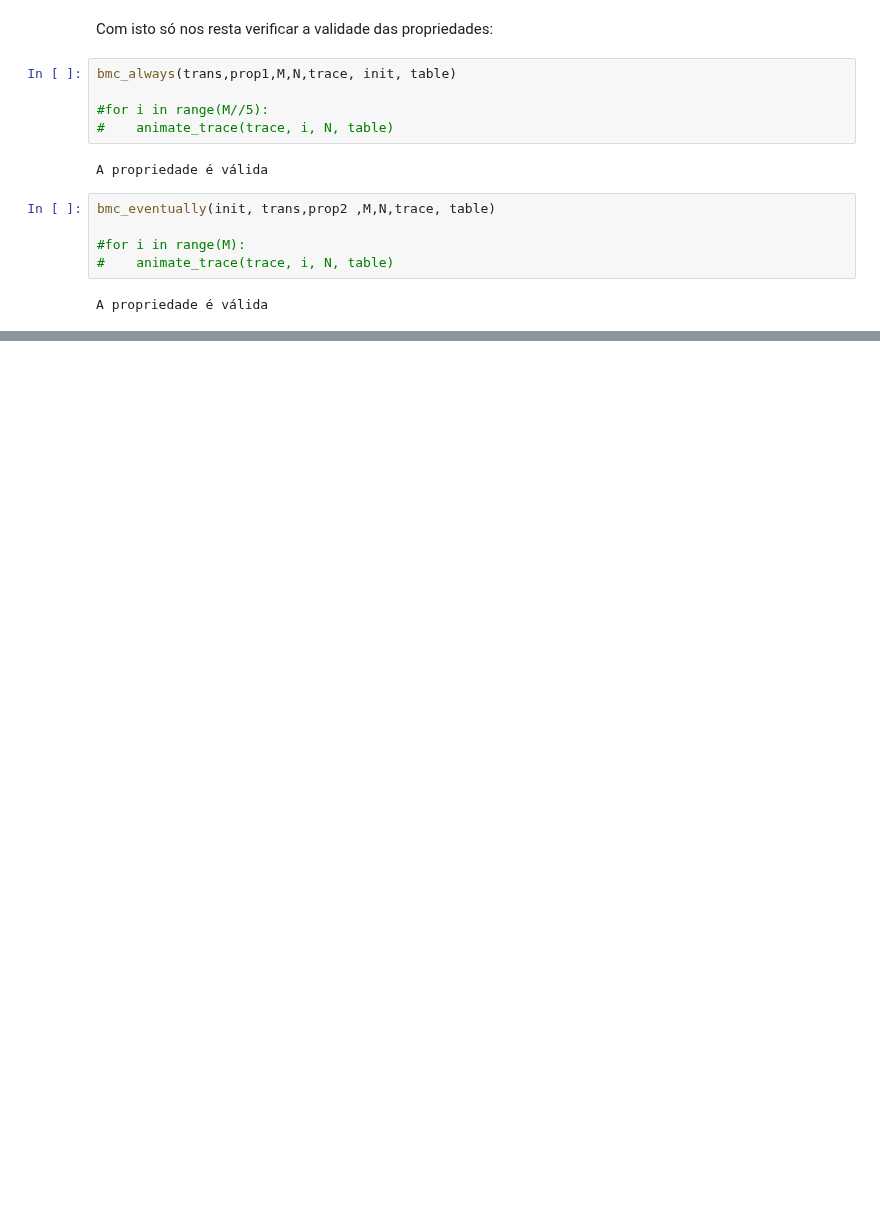
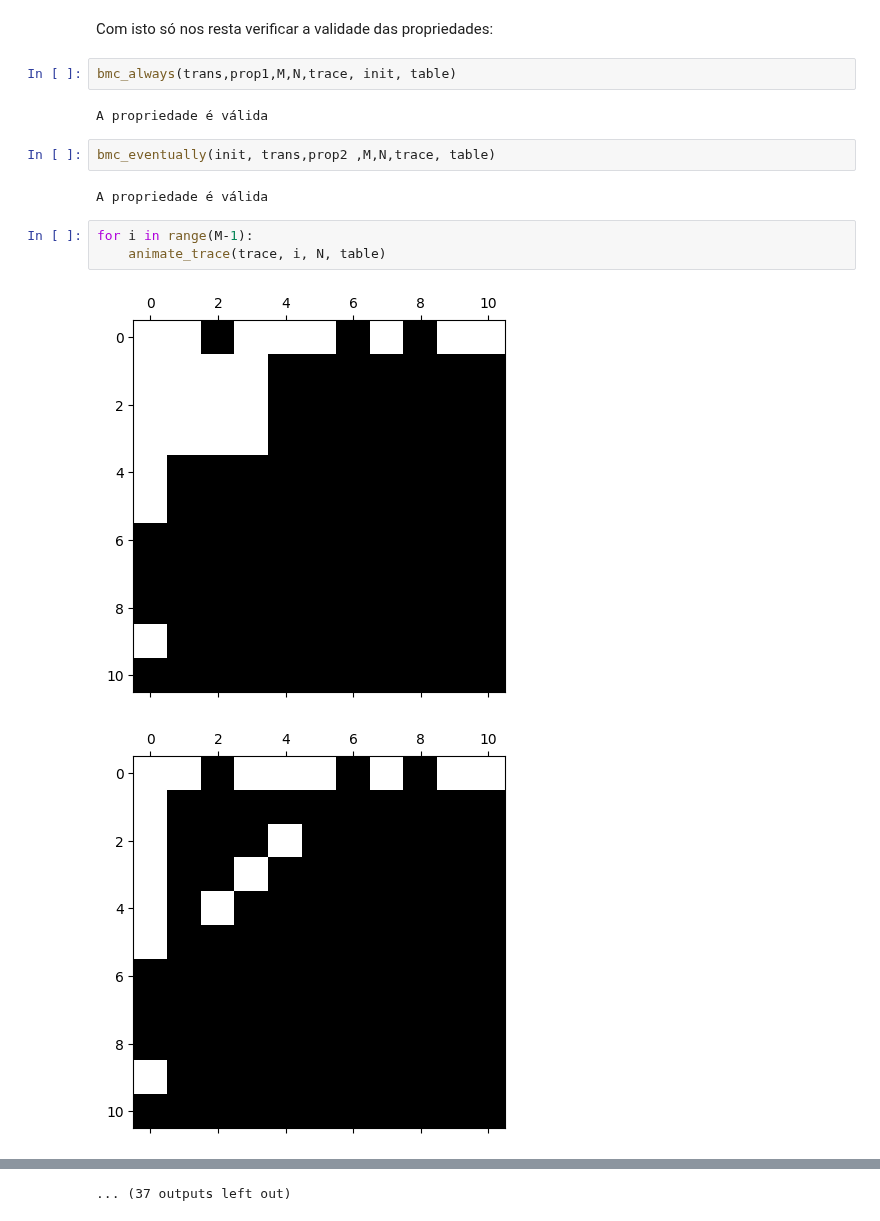
Before and after one commit to greybrunix/LC_PROJ, a Jupyter notebook: TP2/TP2.Exercise2.ipynb, the cells around one changed output, grey strips where cells are left out. Saved outputs shown, nothing was run; the diff lists cells and outputs as text; blank space fills up the shorter version.

```diff
--- a/TP2/TP2.Exercise2.ipynb
+++ b/TP2/TP2.Exercise2.ipynb
@@ -351,15 +354,15 @@ def prop2(trace, M, N, table, ind):
 Com isto só nos resta verificar a validade das propriedades:
 # %%
 bmc_always(trans,prop1,M,N,trace, init, table)
-
-#for i in range(M//5):
-#    animate_trace(trace, i, N, table)
 # %% [output]
 A propriedade é válida
 # %%
 bmc_eventually(init, trans,prop2 ,M,N,trace, table)
-
-#for i in range(M):
-#    animate_trace(trace, i, N, table)
 # %% [output]
 A propriedade é válida
+# %%
+for i in range(M-1):
+    animate_trace(trace, i, N, table)
+# %% [output]
+[figure, added]
+[figure, added]
@@ -365,0 +379 @@ A propriedade é válida
+... (37 outputs left out)
```
Also changed, not shown: parts of 9 cells of this notebook.
